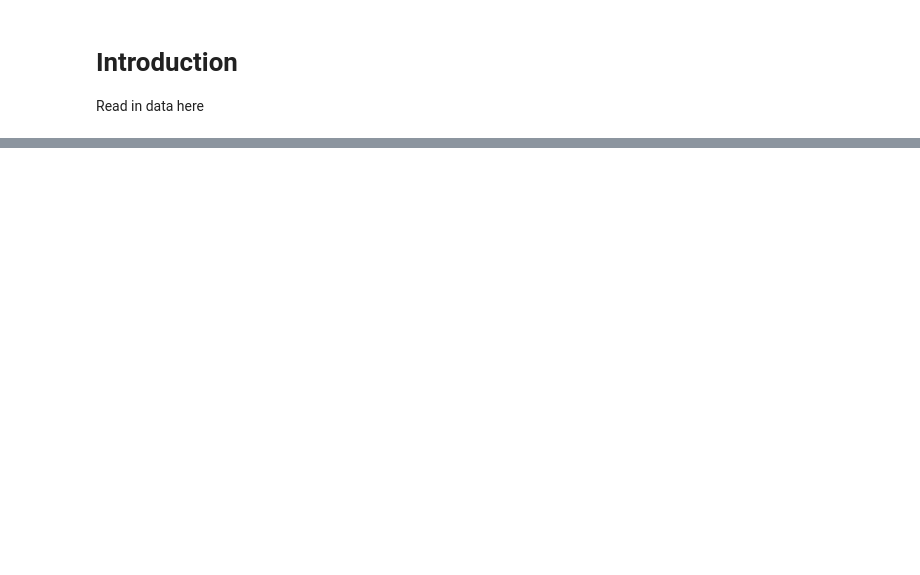
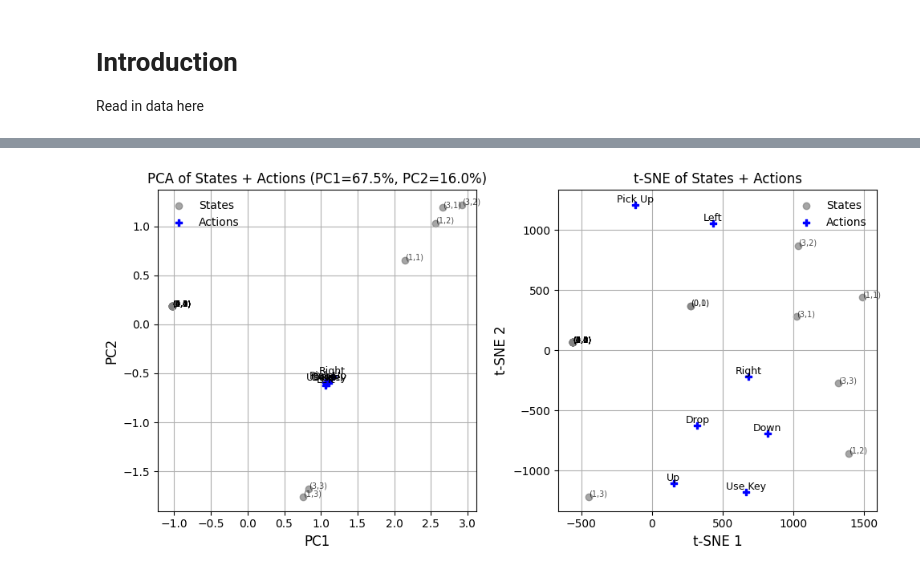
Before and after one commit to Khev/harmonic, a Jupyter notebook: roughwork.ipynb, the cells around one changed output, grey strips where cells are left out. Saved outputs shown, nothing was run; the diff lists cells and outputs as text; code cells hidden in the pictures; blank space fills up the shorter version.

```diff
--- a/roughwork.ipynb
+++ b/roughwork.ipynb
@@ -104,0 +89,90 @@ plt.show()
+# %%
+import numpy as np
+import matplotlib.pyplot as plt
+from sklearn.decomposition import PCA
+from sklearn.manifold import TSNE
+
+
+print(state_embedding.shape, action_embeddings.shape)
+
+# Combine states and actions
+combined = np.vstack([state_embeddings, action_embeddings])
+
+# Run PCA on the combined embeddings
+pca = PCA(n_components=2)
+combined_pca = pca.fit_transform(combined)
+
+# Split the PCA result back into states vs. actions
+num_states = state_embeddings.shape[0]
+pca_states = combined_pca[:num_states]
+pca_actions = combined_pca[num_states:]
+
+# Run t-SNE on the combined embeddings
+tsne = TSNE(n_components=2, random_state=42, perplexity=20)
+combined_tsne = tsne.fit_transform(combined)
+
+# Split the t-SNE result back into states vs. actions
+tsne_states = combined_tsne[:num_states]
+tsne_actions = combined_tsne[num_states:]
+
+# Action labels (assuming 7 actions)
+action_labels = ["Left", "Right", "Down", "Up", "Pick Up", "Use Key", "Drop"]  # Adjust if needed
+
+# --- Plot PCA ---
+plt.figure(figsize=(10, 5))
+
+# Left subplot: PCA
+plt.subplot(1, 2, 1)
+
+# Plot states (grey dots)
+plt.scatter(pca_states[:, 0], pca_states[:, 1], color='grey', alpha=0.7, label='States')
+
+# Plot actions (blue 'P' markers)
+plt.scatter(pca_actions[:, 0], pca_actions[:, 1], c='blue', marker='P', label='Actions')
+
+# Annotate states
+for i, (r, c) in enumerate(coords):
+    x, y = pca_states[i]
+    plt.annotate(f"({r},{c})", (x, y),  fontsize=7, alpha=0.7)
+
+# Annotate action points
+for i, label in enumerate(action_labels):
+    x, y = pca_actions[i]
+    plt.annotate(label, (x, y), fontsize=9, ha='center', va='bottom')
+
+var_ratio = pca.explained_variance_ratio_
+pc1, pc2 = var_ratio[0] * 100, var_ratio[1] * 100
+plt.title(f"PCA of States + Actions (PC1={pc1:.1f}%, PC2={pc2:.1f}%)")
+plt.xlabel("PC1")
+plt.ylabel("PC2")
+plt.grid(True)
+plt.legend()
+
+# --- Plot t-SNE ---
+plt.subplot(1, 2, 2)
+
+# Plot states (grey dots)
+plt.scatter(tsne_states[:, 0], tsne_states[:, 1], color='grey', alpha=0.7, label='States')
+
+# Plot actions (blue 'P' markers)
+plt.scatter(tsne_actions[:, 0], tsne_actions[:, 1], c='blue', marker='P', label='Actions')
+
+# Annotate states
+for i, (r, c) in enumerate(coords):
+    x, y = tsne_states[i]
+    plt.annotate(f"({r},{c})", (x, y),  fontsize=7, alpha=0.7)
+
+# Annotate action points
+for i, label in enumerate(action_labels):
+    x, y = tsne_actions[i]
+    plt.annotate(label, (x, y), fontsize=9, ha='center', va='bottom')
+
+plt.title("t-SNE of States + Actions")
+plt.xlabel("t-SNE 1")
+plt.ylabel("t-SNE 2")
+plt.grid(True)
+plt.legend()
+
+plt.tight_layout()
+plt.show()
+# %% [output]
@@ -104,0 +180 @@ plt.show()
+[figure, added]
```
Also changed, not shown: parts of 7 cells of this notebook, 4 other files.
